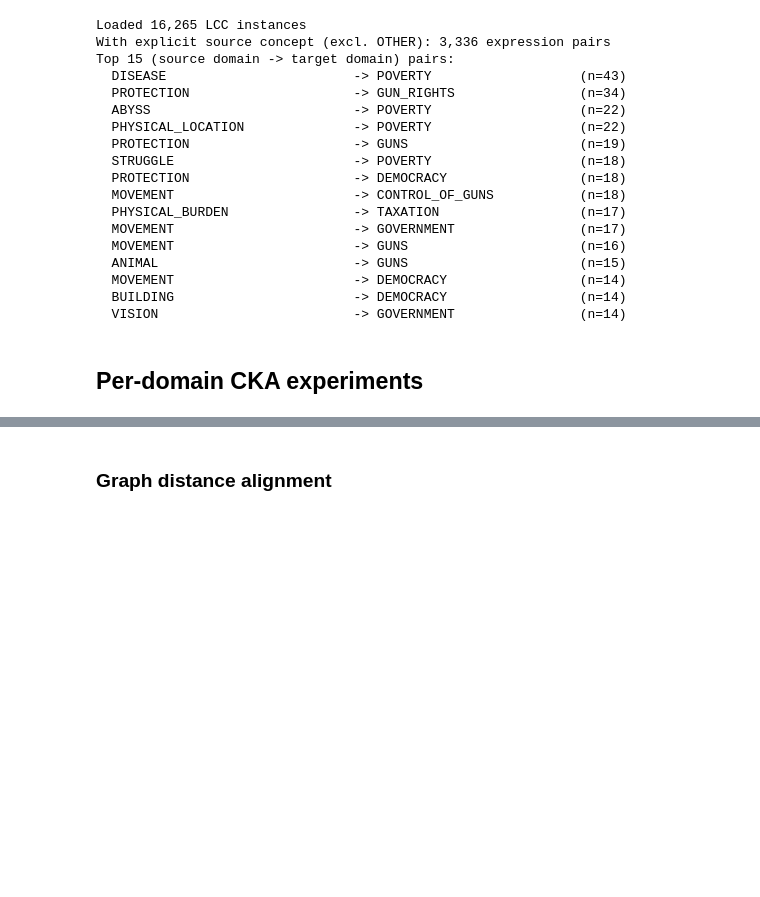
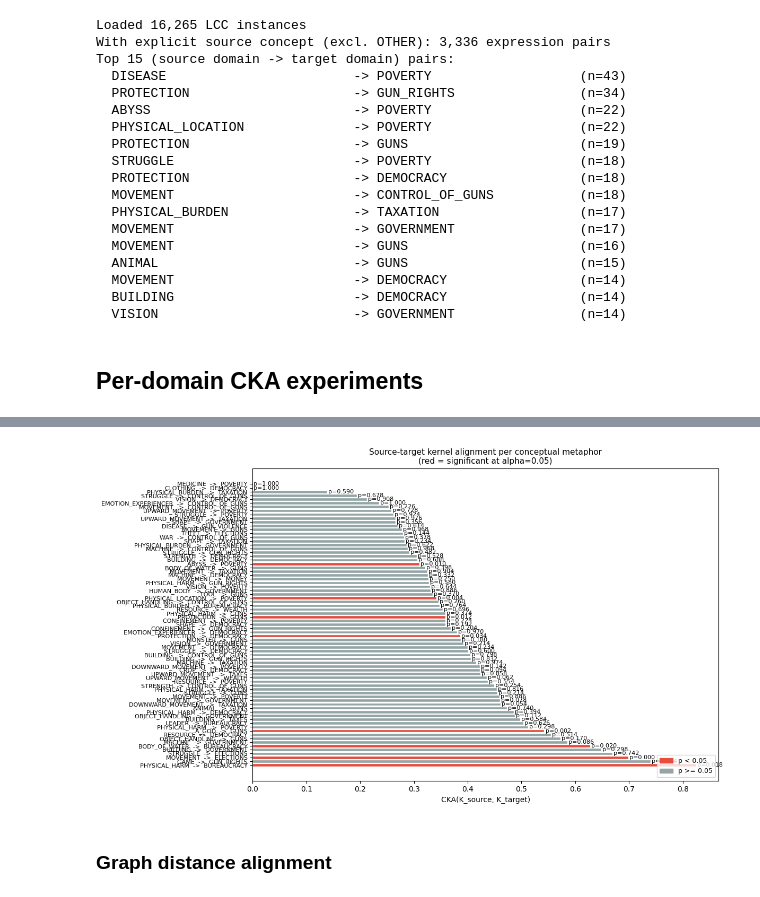
Before and after one commit to afjal4/intrarepresentational-alignment, a Jupyter notebook: main.ipynb, the cells around one changed output, grey strips where cells are left out. Drawn from its saved outputs; the diff is of its cells as text; code cells hidden in the pictures; blank space fills up the shorter version.

```diff
--- a/main.ipynb
+++ b/main.ipynb
@@ -111,5 +113,7 @@ print_cka_table(domain_results, selected)
 # %%
-plot_cka_bar(domain_results, save_path=FIGURES_DIR / "cka_bar.png")
+plot_cka_bar(domain_results)
+# %% [output]
+[figure, added]
 # %% [markdown]
 ### Graph distance alignment
 # %%
```
Also changed, not shown: parts of 6 cells of this notebook, 2 other files.
